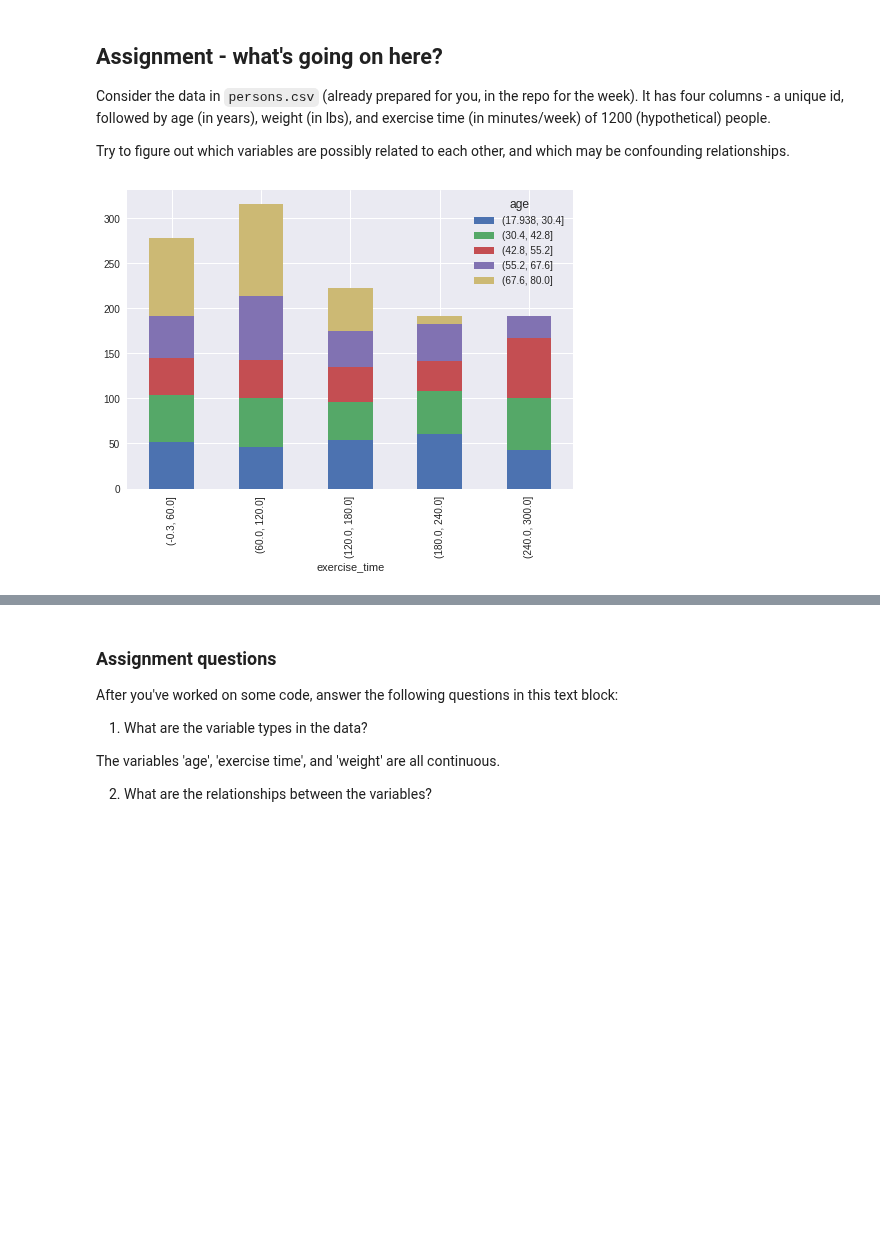
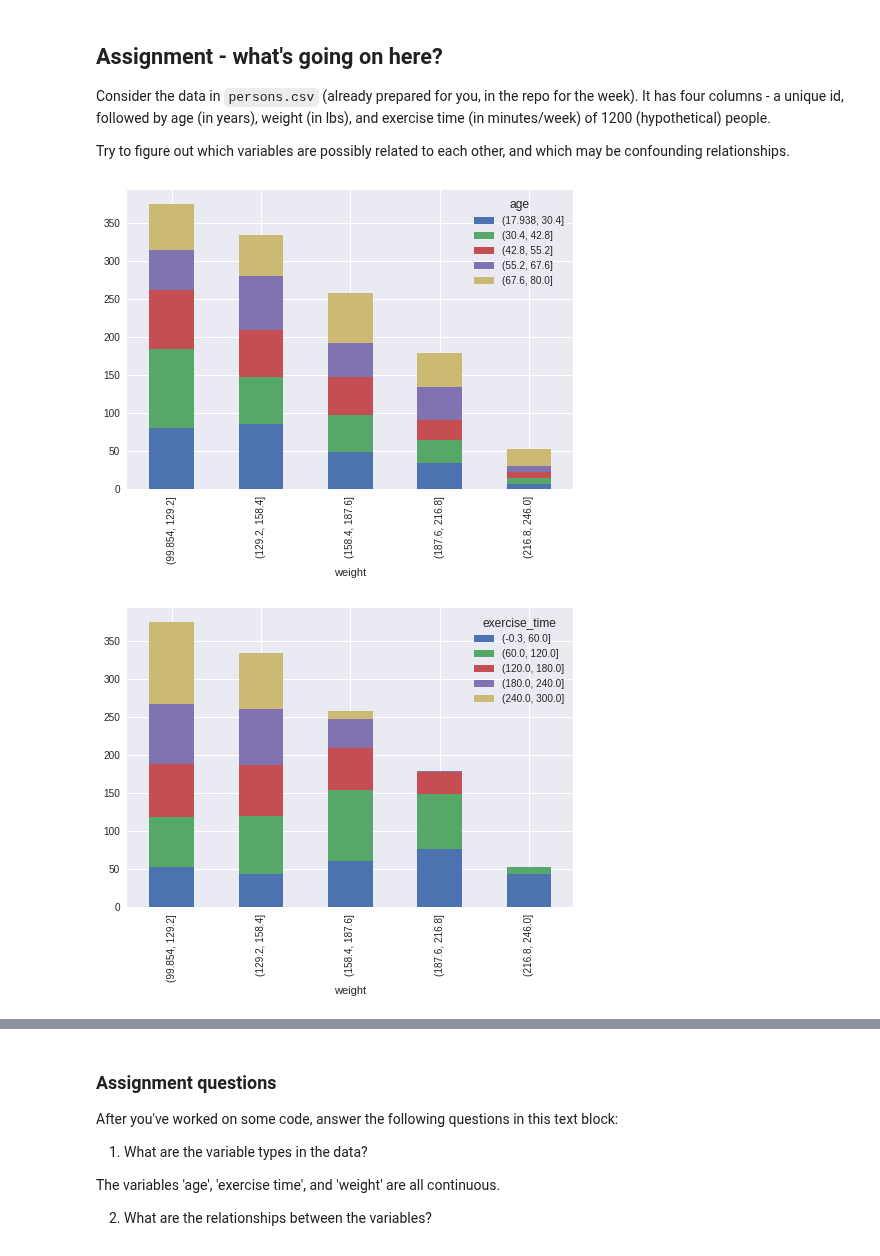
Before and after one commit to bloominstituteoftechnology/DS-Unit-1-Sprint-1-Dealing-With-Data, a Jupyter notebook: module4-databackedassertions/LS_DS_114_Making_Data_backed_Assertions.ipynb, the cells around one changed output, grey strips where cells are left out. Cells and saved outputs as stored; diff of their text form; code cells hidden in the pictures; blank space fills up the shorter version.

```diff
--- a/module4-databackedassertions/LS_DS_114_Making_Data_backed_Assertions.ipynb
+++ b/module4-databackedassertions/LS_DS_114_Making_Data_backed_Assertions.ipynb
@@ -156,33 +156,44 @@ import seaborn as sns
 import matplotlib.pyplot as plt
 import numpy as np
 
 persons_url = "https://raw.githubusercontent.com/LambdaSchool/DS-Unit-1-Sprint-1-Dealing-With-Data/master/module4-databackedassertions/persons.csv"
 
 persons = pd.read_csv(persons_url)
 
 persons.head(5)
 
 weight_bins = pd.cut(persons['weight'], 5)
 
 exercise_bins = pd.cut(persons['exercise_time'], 5)
 
 age_bins = pd.cut(persons['age'], 5)
 
 pd.crosstab(persons['age'], weight_bins)
 
 
 
 pd.crosstab(age_bins, weight_bins, normalize='columns')
 
 pd.crosstab(exercise_bins, weight_bins, normalize = 'columns')
 
 
 pd.crosstab(age_bins, exercise_bins, normalize='columns')
 
-ct = pd.crosstab(exercise_bins, age_bins)
 
-ct.plot.bar(stacked=True)
+
+ct_age_weight = pd.crosstab(weight_bins, age_bins)
+
+ct_ex_weight = pd.crosstab(weight_bins, exercise_bins)
+
+ct_ex_age = pd.crosstab(exercise_bins, age_bins)
+
+ct_age_weight.plot.bar(stacked=True)
+
+ct_ex_weight.plot.bar(stacked=True)
+
+ct_ex_age.plot.bar(stacked=True)
 
 plt.show()
 # %% [output]
-[figure, old version]
+[figure, new version]
+[figure, added]
```
Also changed, not shown: parts of 1 cell of this notebook.
